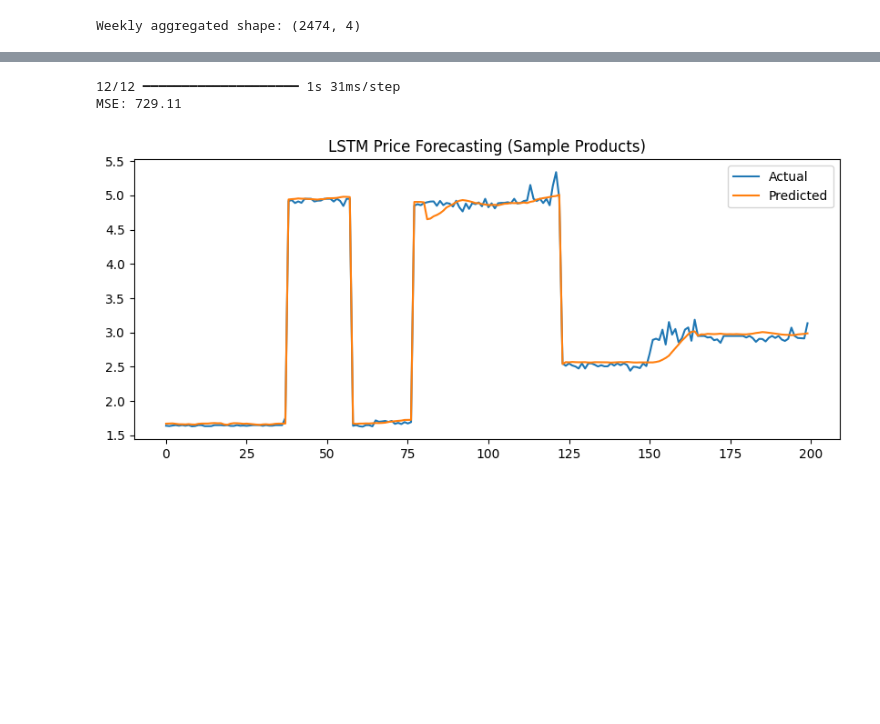
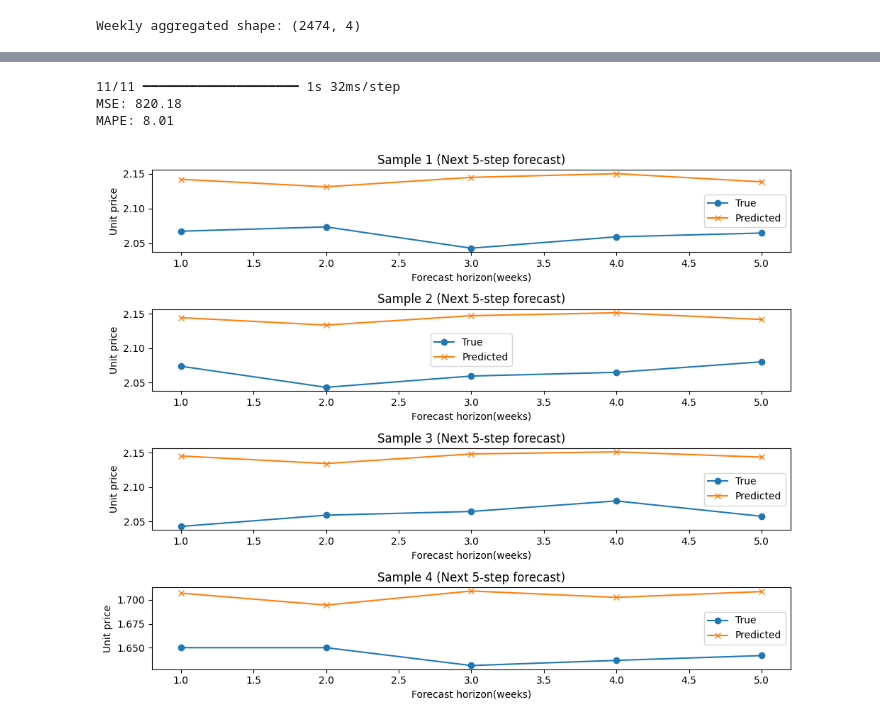
Before and after one commit to Victor-Kip/Price-Forcasting-and-Purchase-Recommendation-using-AI-in-Ecommerce-Platforms, a Jupyter notebook: Ecommerce_price_forecasting_using_LSTM.ipynb, the cells around one changed output, grey strips where cells are left out. Cells and saved outputs as stored; diff of their text form; code cells hidden in the pictures; blank space fills up the shorter version.

```diff
--- a/Ecommerce_price_forecasting_using_LSTM.ipynb
+++ b/Ecommerce_price_forecasting_using_LSTM.ipynb
@@ -143,18 +143,29 @@ Epoch 19/80
 #prediction
 y_pred = model.predict(X_test_scaled)
 mse = mean_squared_error(y_test,y_pred)
+mape = mean_absolute_percentage_error(y_test,y_pred)*100
 print(f"MSE: {mse:.2f}")
-
-plt.figure(figsize=(10,4))
-plt.plot(y_test[:200], label='Actual')
-plt.plot(y_pred[:200], label='Predicted')
-plt.legend()
-plt.title("LSTM Price Forecasting (Sample Products)")
-plt.show()
+print(f"MAPE: {mape:.2f}")
 # %% [output]
-12/12 ━━━━━━━━━━━━━━━━━━━━ 1s 31ms/step
-MSE: 729.11
+11/11 ━━━━━━━━━━━━━━━━━━━━ 1s 32ms/step
+MSE: 820.18
+MAPE: 8.01
-[figure, removed]
+# %%
+#plot 4 test examples
+samples = 4
+plt.figure(figsize = (10,8))
+for i in range(samples):
+  plt.subplot(samples,1,i+1)
+  plt.plot(range(1,6),y_test[i],marker='o',label = 'True')
+  plt.plot(range(1,6),y_pred[i],marker='x',label = "Predicted")
+  plt.title(f"Sample {i+1} (Next 5-step forecast)")
+  plt.xlabel("Forecast horizon(weeks)")
+  plt.ylabel("Unit price")
+  plt.legend()
+plt.tight_layout()
+plt.show()
+# %% [output]
+[figure, added]
 # %%
 
 plt.figure(figsize=(8, 4))
```
Also changed, not shown: parts of 8 cells of this notebook.
